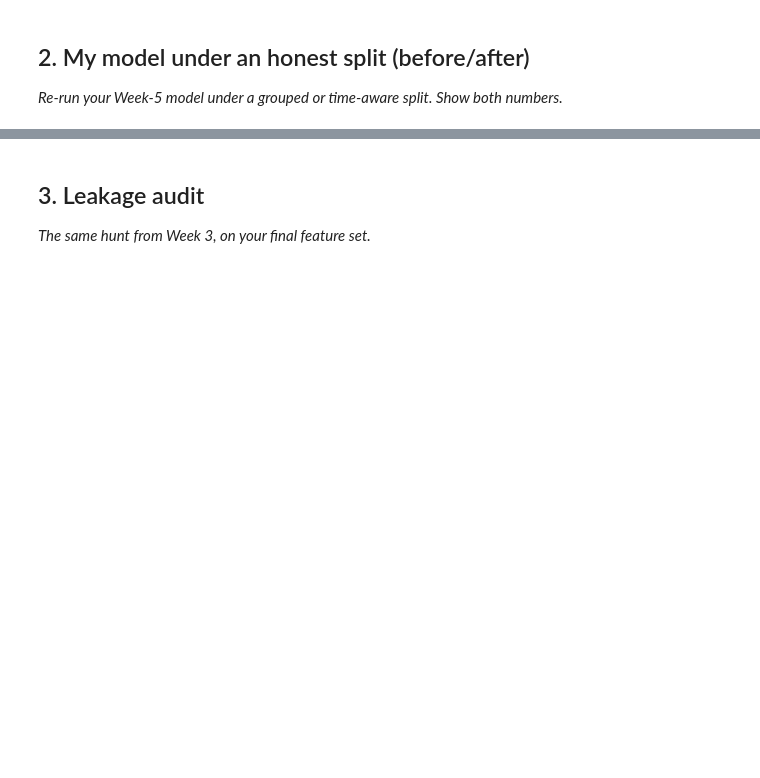
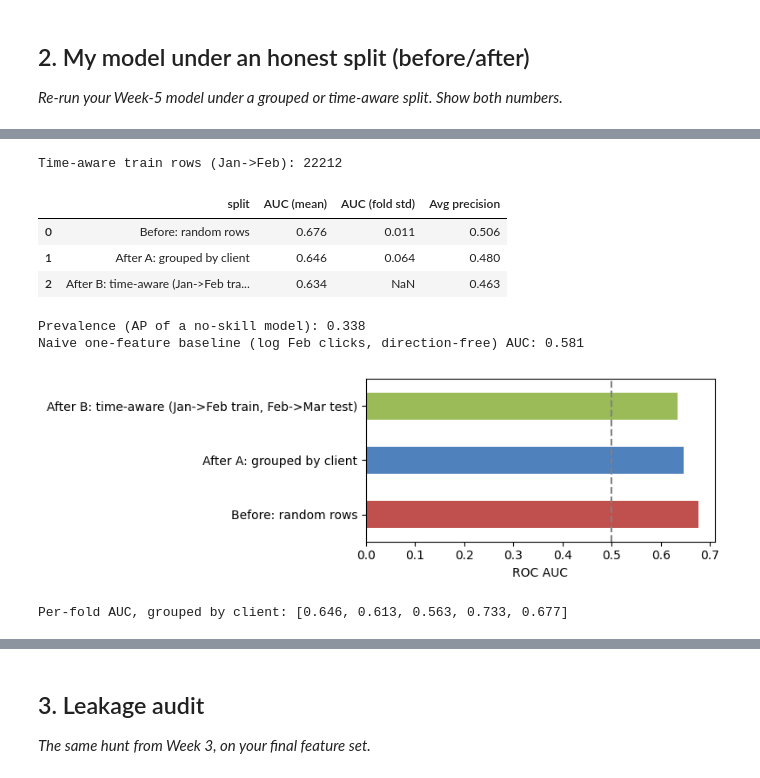
Before and after one commit to abdelrahmanmohamed05/FlyRank-AI, a Jupyter notebook: work/notebooks/w06_validation_audit.ipynb, the cells around one changed output, grey strips where cells are left out. Saved outputs shown, nothing was run; the diff lists cells and outputs as text; code cells hidden in the pictures; blank space fills up the shorter version.

```diff
--- a/work/notebooks/w06_validation_audit.ipynb
+++ b/work/notebooks/w06_validation_audit.ipynb
@@ -16,0 +182,66 @@ This skeleton is yours to fill. Work the sections **in order** — each one has
+# %%
+from sklearn.ensemble import HistGradientBoostingClassifier
+from sklearn.model_selection import StratifiedKFold, GroupKFold
+from sklearn.metrics import roc_auc_score, average_precision_score
+
+def make_model():
+    return HistGradientBoostingClassifier(max_depth=4, learning_rate=0.1, max_iter=150, random_state=42)
+
+X, y, groups = df[FEATURES], df["y"], df["client_hash_id"]
+
+def cv_eval(splitter, use_groups=False, labels=None):
+    yy = y if labels is None else labels
+    oof = np.zeros(len(df)); rows = []
+    split_iter = splitter.split(X, yy, groups) if use_groups else splitter.split(X, yy)
+    for tr, te in split_iter:
+        m = make_model().fit(X.iloc[tr], yy.iloc[tr])
+        p = m.predict_proba(X.iloc[te])[:, 1]
+        oof[te] = p
+        rows.append((roc_auc_score(yy.iloc[te], p), average_precision_score(yy.iloc[te], p)))
+    return oof, pd.DataFrame(rows, columns=["auc", "ap"])
+
+# BEFORE: random rows
+oof_rand, res_rand = cv_eval(StratifiedKFold(5, shuffle=True, random_state=42))
+# AFTER (A): grouped by client
+oof_grp, res_grp = cv_eval(GroupKFold(5), use_groups=True)
+
+# AFTER (B): time-aware  (train Jan->Feb, test Feb->Mar)
+try:
+    prev = make_frame(*PREV)
+    if len(prev) > MAX_ROWS: prev = prev.sample(MAX_ROWS, random_state=42)
+    m_t = make_model().fit(prev[FEATURES], prev["y"])
+    p_t = m_t.predict_proba(df[FEATURES])[:, 1]
+    time_auc, time_ap = roc_auc_score(df["y"], p_t), average_precision_score(df["y"], p_t)
+    print("Time-aware train rows (Jan->Feb):", len(prev))
+except Exception as e:
+    time_auc = time_ap = np.nan
+    print("Time-aware split skipped:", e)
+
+prev_rate = df["y"].mean()
+a_ = roc_auc_score(df["y"], df["log_clk_f"])
+base_auc = max(a_, 1 - a_)   # naive one-feature baseline (direction-free): busier pages behave differently (regression to the mean)
+
+summary = pd.DataFrame({
+    "split": ["Before: random rows", "After A: grouped by client", "After B: time-aware (Jan->Feb train, Feb->Mar test)"],
+    "AUC (mean)": [res_rand.auc.mean(), res_grp.auc.mean(), time_auc],
+    "AUC (fold std)": [res_rand.auc.std(), res_grp.auc.std(), np.nan],
+    "Avg precision": [res_rand.ap.mean(), res_grp.ap.mean(), time_ap],
+}).round(3)
+display(summary)
+print(f"Prevalence (AP of a no-skill model): {prev_rate:.3f}")
+print(f"Naive one-feature baseline (log Feb clicks, direction-free) AUC: {base_auc:.3f}")
+
+ax = summary.set_index("split")["AUC (mean)"].plot.barh(figsize=(8, 2.6), color=["#c0504d", "#4f81bd", "#9bbb59"])
+ax.axvline(0.5, color="gray", ls="--"); ax.set_xlabel("ROC AUC"); ax.set_ylabel("")
+plt.tight_layout(); plt.show()
+print("Per-fold AUC, grouped by client:", res_grp.auc.round(3).tolist())
+# %% [output]
+Time-aware train rows (Jan->Feb): 22212
+|  | split | AUC (mean) | AUC (fold std) | Avg precision |
+| 0 | Before: random rows | 0.676 | 0.011 | 0.506 |
+| 1 | After A: grouped by client | 0.646 | 0.064 | 0.480 |
+| 2 | After B: time-aware (Jan->Feb tra... | 0.634 | NaN | 0.463 |
+Prevalence (AP of a no-skill model): 0.338
+Naive one-feature baseline (log Feb clicks, direction-free) AUC: 0.581
+[figure, added]
+Per-fold AUC, grouped by client: [0.646, 0.613, 0.563, 0.733, 0.677]
```
Also changed, not shown: parts of 11 cells of this notebook.
